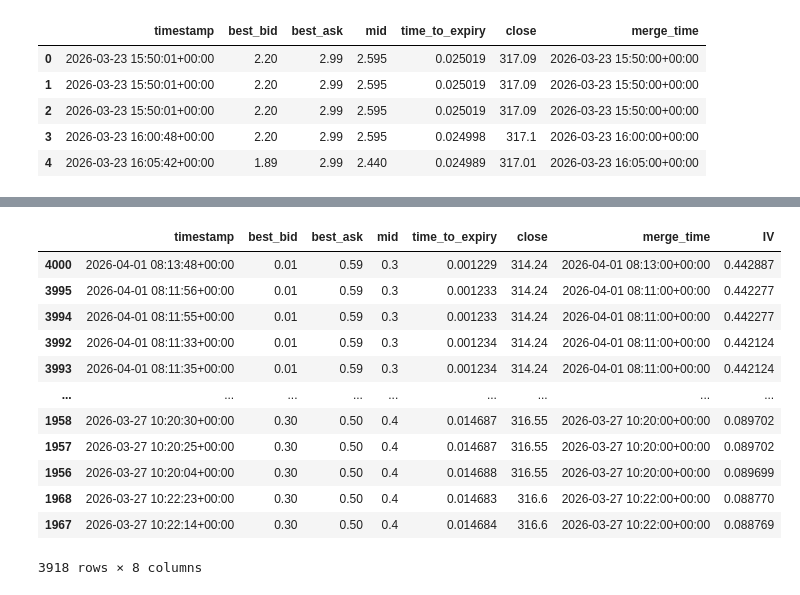
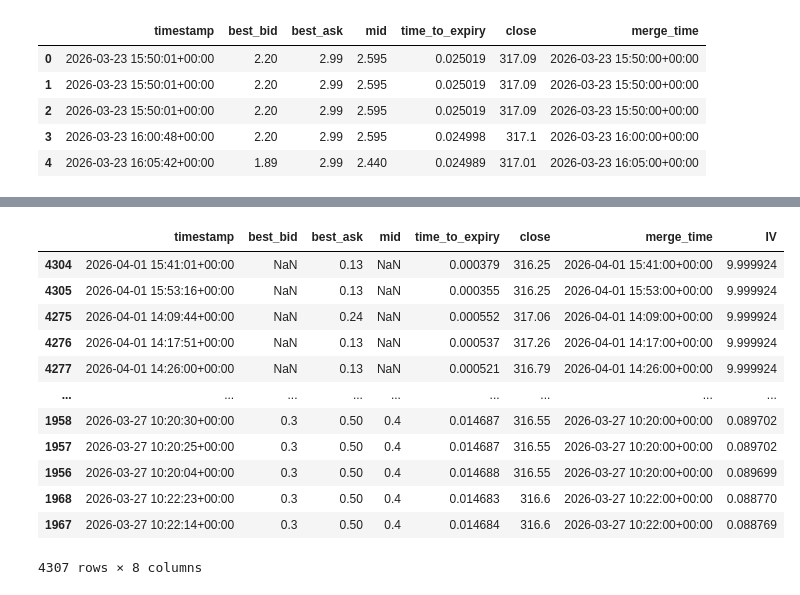
Before and after one commit to SigmaFlowX/Sber-Moex-Options, a Jupyter notebook: notebooks/iv_history.ipynb, the cells around one changed output, grey strips where cells are left out. Cells and saved outputs as stored; diff of their text form; code cells hidden in the pictures.

```diff
--- a/notebooks/iv_history.ipynb
+++ b/notebooks/iv_history.ipynb
@@ -84,7 +84,7 @@ merged_df = pd.merge_asof(
     right_on = "merge_time"
 )
 
-merged_df.dropna(inplace=True)
+#merged_df.dropna(inplace=True)
 merged_df.head()
 # %% [output]
 |  | timestamp | best_bid | best_ask | mid | time_to_expiry | close | merge_time |
@@ -94,7 +94,21 @@ merged_df.head()
 | 3 | 2026-03-23 16:00:48+00:00 | 2.20 | 2.99 | 2.595 | 0.024998 | 317.1 | 2026-03-23 16:00:00+00:00 |
 | 4 | 2026-03-23 16:05:42+00:00 | 1.89 | 2.99 | 2.440 | 0.024989 | 317.01 | 2026-03-23 16:05:00+00:00 |
 # %%
-from utils.iv_solver import iv_newton
+from utils.iv_solver import iv_newton, price
+def price_bs(row):
+    try:
+        return price(
+            row.close,
+            strike,
+            0.13,
+            0.2,
+            row.time_to_expiry,
+            "CALL"
+        )
+    except Exception as e:
+        print(e)
+        return None
+
 
 def exception_iv(row):
     try:
@@ -114,5 +128,6 @@ def exception_iv(row):
 
 
 merged_df['IV'] = merged_df.apply(lambda row: exception_iv(row), axis=1)
+merged_df['bs_price'] = merged_df.apply(lambda row: price_bs(row), axis=1)
 merged_df.head(1)
 # %% [output]
@@ -132,16 +147,16 @@ plt.grid()
 # %%
-merged_df.sort_values(by='IV', ascending=False).
+merged_df.sort_values(by='IV', ascending=False)
 # %% [output]
 |  | timestamp | best_bid | best_ask | mid | time_to_expiry | close | merge_time | IV |
-| 4000 | 2026-04-01 08:13:48+00:00 | 0.01 | 0.59 | 0.3 | 0.001229 | 314.24 | 2026-04-01 08:13:00+00:00 | 0.442887 |
-| 3995 | 2026-04-01 08:11:56+00:00 | 0.01 | 0.59 | 0.3 | 0.001233 | 314.24 | 2026-04-01 08:11:00+00:00 | 0.442277 |
-| 3994 | 2026-04-01 08:11:55+00:00 | 0.01 | 0.59 | 0.3 | 0.001233 | 314.24 | 2026-04-01 08:11:00+00:00 | 0.442277 |
-| 3992 | 2026-04-01 08:11:33+00:00 | 0.01 | 0.59 | 0.3 | 0.001234 | 314.24 | 2026-04-01 08:11:00+00:00 | 0.442124 |
-| 3993 | 2026-04-01 08:11:35+00:00 | 0.01 | 0.59 | 0.3 | 0.001234 | 314.24 | 2026-04-01 08:11:00+00:00 | 0.442124 |
+| 4304 | 2026-04-01 15:41:01+00:00 | NaN | 0.13 | NaN | 0.000379 | 316.25 | 2026-04-01 15:41:00+00:00 | 9.999924 |
+| 4305 | 2026-04-01 15:53:16+00:00 | NaN | 0.13 | NaN | 0.000355 | 316.25 | 2026-04-01 15:53:00+00:00 | 9.999924 |
+| 4275 | 2026-04-01 14:09:44+00:00 | NaN | 0.24 | NaN | 0.000552 | 317.06 | 2026-04-01 14:09:00+00:00 | 9.999924 |
+| 4276 | 2026-04-01 14:17:51+00:00 | NaN | 0.13 | NaN | 0.000537 | 317.26 | 2026-04-01 14:17:00+00:00 | 9.999924 |
+| 4277 | 2026-04-01 14:26:00+00:00 | NaN | 0.13 | NaN | 0.000521 | 316.79 | 2026-04-01 14:26:00+00:00 | 9.999924 |
 | ... | ... | ... | ... | ... | ... | ... | ... | ... |
-| 1958 | 2026-03-27 10:20:30+00:00 | 0.30 | 0.50 | 0.4 | 0.014687 | 316.55 | 2026-03-27 10:20:00+00:00 | 0.089702 |
-| 1957 | 2026-03-27 10:20:25+00:00 | 0.30 | 0.50 | 0.4 | 0.014687 | 316.55 | 2026-03-27 10:20:00+00:00 | 0.089702 |
-| 1956 | 2026-03-27 10:20:04+00:00 | 0.30 | 0.50 | 0.4 | 0.014688 | 316.55 | 2026-03-27 10:20:00+00:00 | 0.089699 |
-| 1968 | 2026-03-27 10:22:23+00:00 | 0.30 | 0.50 | 0.4 | 0.014683 | 316.6 | 2026-03-27 10:22:00+00:00 | 0.088770 |
-| 1967 | 2026-03-27 10:22:14+00:00 | 0.30 | 0.50 | 0.4 | 0.014684 | 316.6 | 2026-03-27 10:22:00+00:00 | 0.088769 |
+| 1958 | 2026-03-27 10:20:30+00:00 | 0.3 | 0.50 | 0.4 | 0.014687 | 316.55 | 2026-03-27 10:20:00+00:00 | 0.089702 |
+| 1957 | 2026-03-27 10:20:25+00:00 | 0.3 | 0.50 | 0.4 | 0.014687 | 316.55 | 2026-03-27 10:20:00+00:00 | 0.089702 |
+| 1956 | 2026-03-27 10:20:04+00:00 | 0.3 | 0.50 | 0.4 | 0.014688 | 316.55 | 2026-03-27 10:20:00+00:00 | 0.089699 |
+| 1968 | 2026-03-27 10:22:23+00:00 | 0.3 | 0.50 | 0.4 | 0.014683 | 316.6 | 2026-03-27 10:22:00+00:00 | 0.088770 |
+| 1967 | 2026-03-27 10:22:14+00:00 | 0.3 | 0.50 | 0.4 | 0.014684 | 316.6 | 2026-03-27 10:22:00+00:00 | 0.088769 |
-3918 rows × 8 columns
+4307 rows × 8 columns
```
Also changed, not shown: parts of 2 cells of this notebook.
